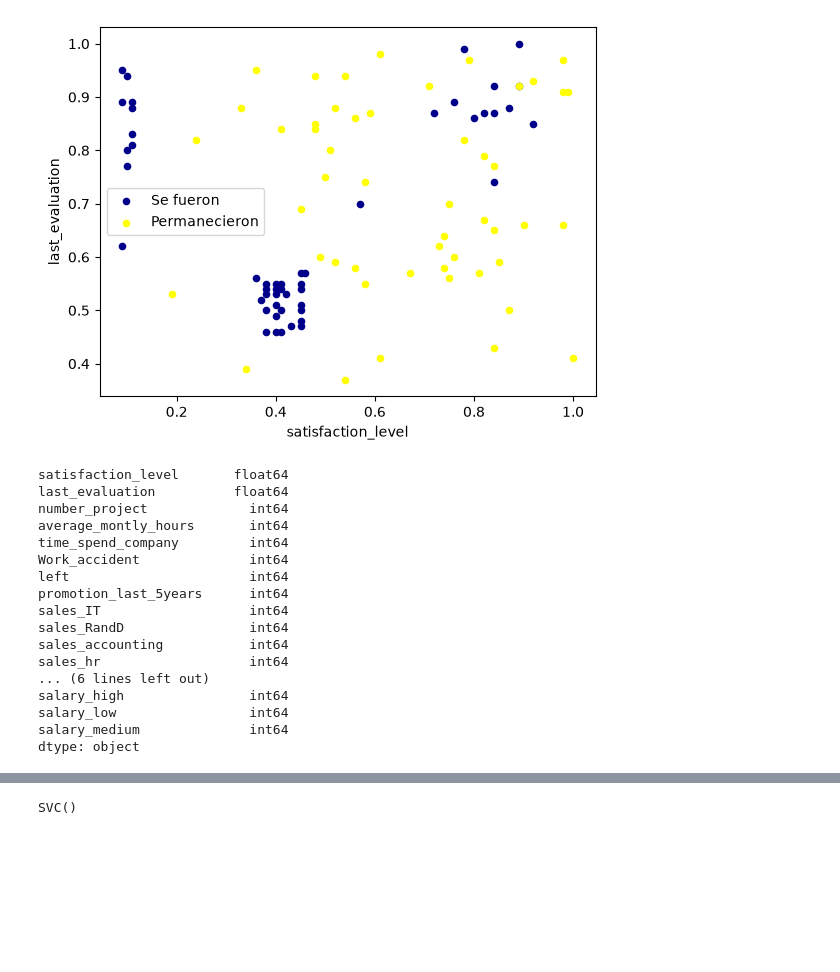
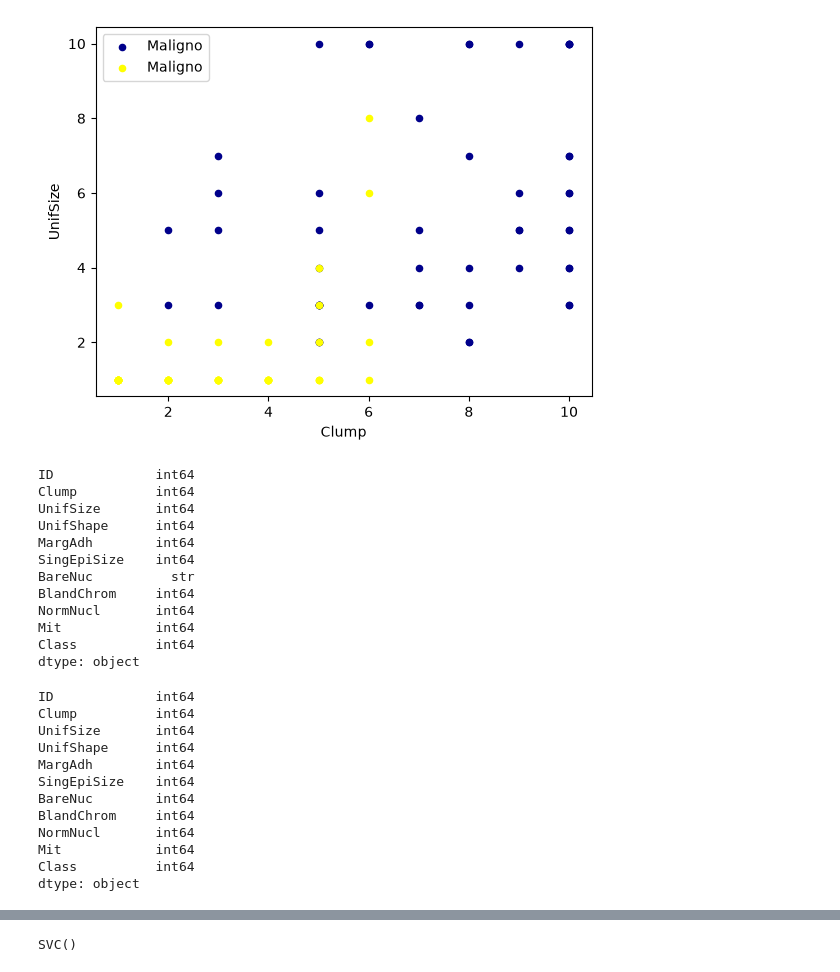
Before and after one commit to lleidasaraideleon-droid/Grandes-bases-de-datos, a Jupyter notebook: SVMVideo.ipynb, the cells around one changed output, grey strips where cells are left out. Cells and saved outputs as stored; diff of their text form; code cells hidden in the pictures; blank space fills up the shorter version.

```diff
--- a/SVMVideo.ipynb
+++ b/SVMVideo.ipynb
@@ -43,0 +11,6 @@ data
+# %%
+import os
+os.chdir("/Users/lleid/Downloads")
+#"C:\Users\lleid\Downloads\recursos_humanos.csv"
+cell_df = pd.read_csv("cell_samples.csv")
+cell_df
@@ -43,0 +31,4 @@ data
+# %%
+cell_df["Class"] = cell_df["Class"].replace([2],0)  #Tumor benigno
+cell_df["Class"] = cell_df["Class"].replace([4],1)  #Tumor maligno
+cell_df
@@ -44,30 +49,41 @@ data
 # %%
-ax = data[data["left"] == 1][0:50].plot(kind="scatter", x="satisfaction_level"
-                    , y="last_evaluation", color="DarkBlue", label="Se fueron");
-ax = data[data["left"] == 0][0:50].plot(kind="scatter", x="satisfaction_level"
-                    , y="last_evaluation", color="Yellow", label="Permanecieron",ax=ax);
+ax = cell_df[cell_df["Class"] == 1][0:50].plot(kind="scatter", x="Clump", y="UnifSize", color="DarkBlue", label="Maligno");
+ax = cell_df[cell_df["Class"] == 0][0:50].plot(kind="scatter", x="Clump", y="UnifSize", color="Yellow", label="Maligno", ax=ax)
 plt.show()
 # %% [output]
-[figure, old version]
+[figure, new version]
 # %%
-# Pre-Procesamiento de datos y selección
-data.dtypes
+# Pre-Precesamiento de datos y seloección
+cell_df.dtypes
 # %% [output]
-satisfaction_level       float64
-last_evaluation          float64
-number_project             int64
-average_montly_hours       int64
-time_spend_company         int64
-Work_accident              int64
-left                       int64
-promotion_last_5years      int64
-sales_IT                   int64
-sales_RandD                int64
-sales_accounting           int64
-sales_hr                   int64
-... (6 lines left out)
-salary_high                int64
-salary_low                 int64
-salary_medium              int64
+ID             int64
+Clump          int64
+UnifSize       int64
+UnifShape      int64
+MargAdh        int64
+SingEpiSize    int64
+BareNuc          str
+BlandChrom     int64
+NormNucl       int64
+Mit            int64
+Class          int64
 dtype: object
+# %%
+# Eliminación de renglones no numéricos en BareNuc
+cell_df = cell_df[pd.to_numeric(cell_df["BareNuc"], errors = "coerce").notnull()]
+cell_df["BareNuc"] = cell_df["BareNuc"].astype("int")
+cell_df.dtypes
+# %% [output]
+ID             int64
+Clump          int64
+UnifSize       int64
+UnifShape      int64
+MargAdh        int64
+SingEpiSize    int64
+BareNuc        int64
+BlandChrom     int64
+NormNucl       int64
+Mit            int64
+Class          int64
+dtype: object
 # %%
```
Also changed, not shown: parts of 62 cells of this notebook.
